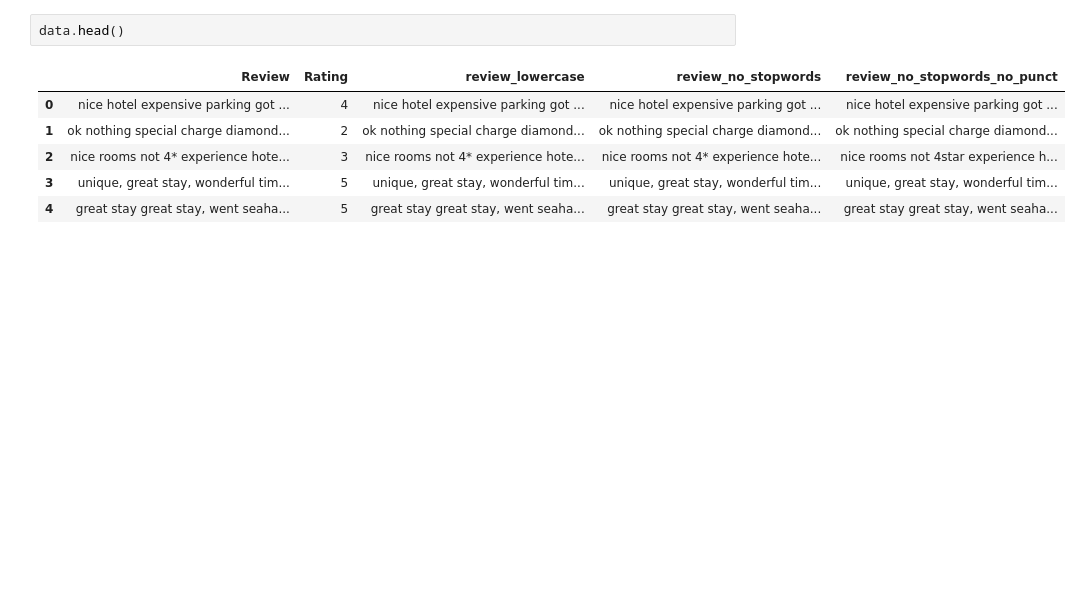
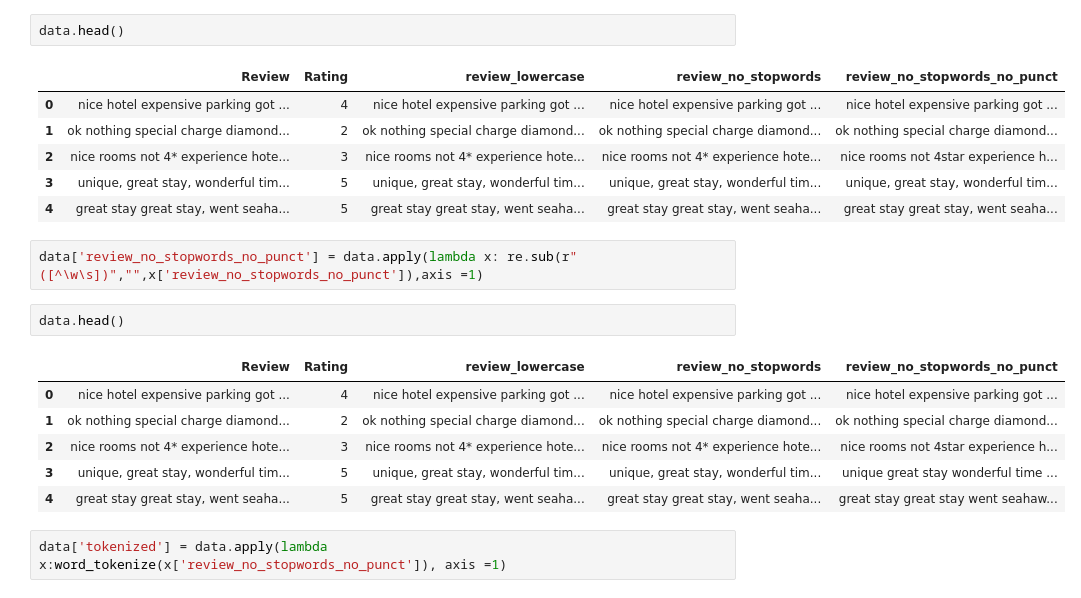
Before and after one commit to si30boy/Nlp-Learning, a Jupyter notebook: NlpLearning.ipynb, the cells around one changed output. Saved outputs shown, nothing was run; the diff lists cells and outputs as text; blank space fills up the shorter version.

Commit message:
Practical Task tokenized

```diff
--- a/NlpLearning.ipynb
+++ b/NlpLearning.ipynb
@@ -400,3 +400,16 @@ data.head()
 | 2 | nice rooms not 4* experience hote... | 3 | nice rooms not 4* experience hote... | nice rooms not 4* experience hote... | nice rooms not 4star experience h... |
 | 3 | unique, great stay, wonderful tim... | 5 | unique, great stay, wonderful tim... | unique, great stay, wonderful tim... | unique, great stay, wonderful tim... |
 | 4 | great stay great stay, went seaha... | 5 | great stay great stay, went seaha... | great stay great stay, went seaha... | great stay great stay, went seaha... |
+# %%
+data['review_no_stopwords_no_punct'] = data.apply(lambda x: re.sub(r"([^\w\s])","",x['review_no_stopwords_no_punct']),axis =1)
+# %%
+data.head()
+# %% [output]
+|  | Review | Rating | review_lowercase | review_no_stopwords | review_no_stopwords_no_punct |
+| 0 | nice hotel expensive parking got ... | 4 | nice hotel expensive parking got ... | nice hotel expensive parking got ... | nice hotel expensive parking got ... |
+| 1 | ok nothing special charge diamond... | 2 | ok nothing special charge diamond... | ok nothing special charge diamond... | ok nothing special charge diamond... |
+| 2 | nice rooms not 4* experience hote... | 3 | nice rooms not 4* experience hote... | nice rooms not 4* experience hote... | nice rooms not 4star experience h... |
+| 3 | unique, great stay, wonderful tim... | 5 | unique, great stay, wonderful tim... | unique, great stay, wonderful tim... | unique great stay wonderful time ... |
+| 4 | great stay great stay, went seaha... | 5 | great stay great stay, went seaha... | great stay great stay, went seaha... | great stay great stay went seahaw... |
+# %%
+data['tokenized'] = data.apply(lambda x:word_tokenize(x['review_no_stopwords_no_punct']), axis =1)
```
Also changed, not shown: parts of 4 cells of this notebook.
